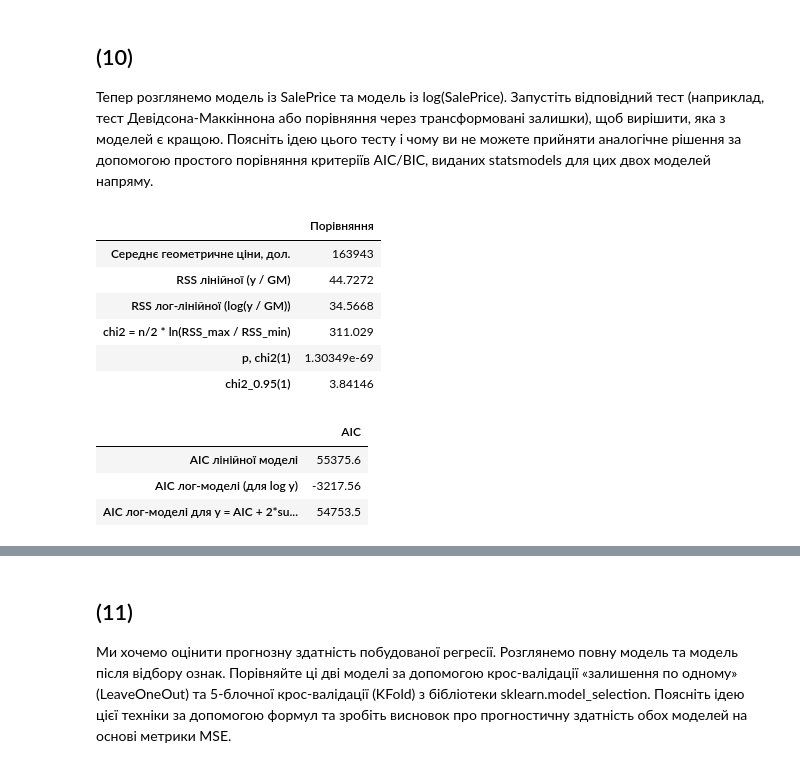
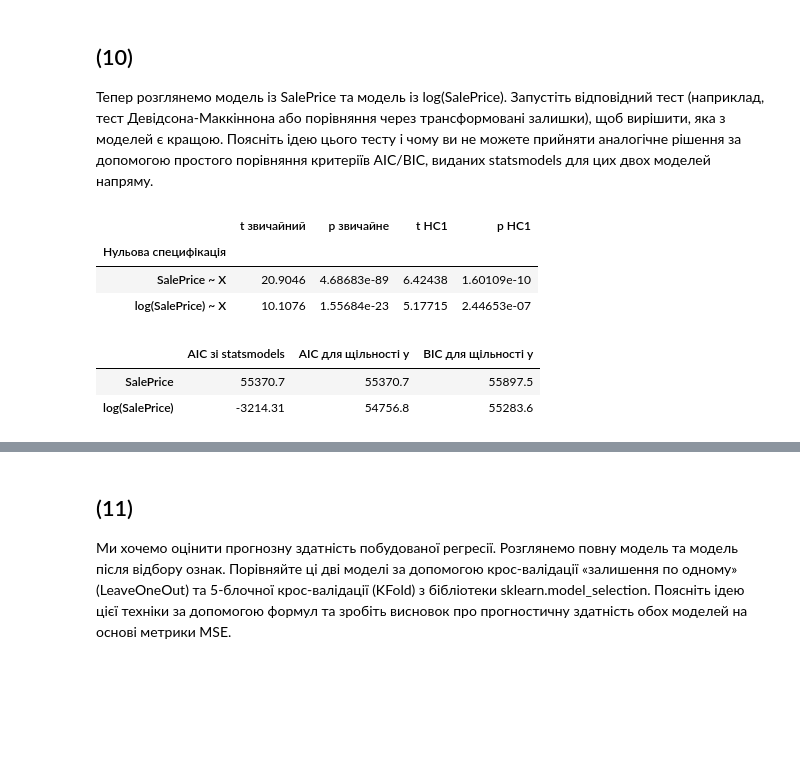
Before and after one commit to hryhola/statistics-ucu, a Jupyter notebook: labs/task3/notebooks/task3-problem5-linear-regression.ipynb, the cells around one changed output, grey strips where cells are left out. Saved outputs shown, nothing was run; the diff lists cells and outputs as text; code cells hidden in the pictures; blank space fills up the shorter version.

```diff
--- a/labs/task3/notebooks/task3-problem5-linear-regression.ipynb
+++ b/labs/task3/notebooks/task3-problem5-linear-regression.ipynb
@@ -822,40 +826,43 @@ $$\widehat x_{i,LotArea}=b_0+\sum_j b_j x_{ij}.$$
 # %%
 # Підготуйте дві специфікації й реалізуйте відповідний тест порівняння.
 # ========= YOUR CODE STARTS HERE ========= #
 
-level_model = selected_model                      # SalePrice ~ X_selected
-log_model = sm.OLS(np.log(y), X_selected).fit()   # log(SalePrice) ~ X_selected
+level_model = selected_model
+log_model = sm.OLS(np.log(y), X_selected).fit()
+n_obs = len(y)
 
-# Ділимо ціну на середнє геометричне: тоді RSS двох моделей мають одну шкалу.
-geometric_mean = np.exp(np.log(y).mean())
-y_scaled = y / geometric_mean
-rss_level = sm.OLS(y_scaled, X_selected).fit().ssr
-rss_log = sm.OLS(np.log(y_scaled), X_selected).fit().ssr
-n_obs = len(y)
-chi2_stat = n_obs / 2 * np.log(max(rss_level, rss_log) / min(rss_level, rss_log))
-chi2_p = stats.chi2.sf(chi2_stat, df=1)
-display(pd.Series({"Середнє геометричне ціни, дол.": geometric_mean, "RSS лінійної (y / GM)": rss_level,
-                   "RSS лог-лінійної (log(y / GM))": rss_log, "chi2 = n/2 * ln(RSS_max / RSS_min)": chi2_stat,
-                   "p, chi2(1)": chi2_p, "chi2_0.95(1)": stats.chi2.ppf(1 - ALPHA, 1)}).to_frame("Порівняння"))
+# Двостороннє порівняння через штучні регресори, як у лекції 5.1.
+# Прогнози альтернативної моделі переводимо в шкалу залежної змінної.
+assert (level_model.fittedvalues > 0).all()  # без цього log(прогнозу) не визначений
+aux_level = sm.OLS(y, X_selected.assign(alternative=np.exp(log_model.fittedvalues) / 1000)).fit()
+aux_log = sm.OLS(np.log(y), X_selected.assign(alternative=np.log(level_model.fittedvalues))).fit()
+comparison_rows = []
+for name, auxiliary in [("SalePrice ~ X", aux_level), ("log(SalePrice) ~ X", aux_log)]:
+    robust = auxiliary.get_robustcov_results(cov_type="HC1", use_t=True)
+    position = auxiliary.model.exog_names.index("alternative")
+    comparison_rows.append({"Нульова специфікація": name,
+                            "t звичайний": auxiliary.tvalues["alternative"],
+                            "p звичайне": auxiliary.pvalues["alternative"],
+                            "t HC1": robust.tvalues[position], "p HC1": robust.pvalues[position]})
+comparison = pd.DataFrame(comparison_rows).set_index("Нульова специфікація")
+display(comparison)
 
-# AIC зі statsmodels та виправлений AIC лог-моделі для щільності самої ціни.
+# AIC/BIC лог-моделі переводимо до щільності самої ціни через якобіан 1/y.
 jacobian = np.log(y).sum()
-aic_table = pd.Series({"AIC лінійної моделі": level_model.aic, "AIC лог-моделі (для log y)": log_model.aic,
-                       "AIC лог-моделі для y = AIC + 2*sum(log y)": log_model.aic + 2 * jacobian})
-display(aic_table.to_frame("AIC"))
-assert np.isclose(abs(level_model.llf - (log_model.llf - jacobian)), chi2_stat)
+aic_table = pd.DataFrame({
+    "AIC зі statsmodels": [level_model.aic, log_model.aic],
+    "AIC для щільності y": [level_model.aic, log_model.aic + 2 * jacobian],
+    "BIC для щільності y": [level_model.bic, log_model.bic + 2 * jacobian],
+}, index=["SalePrice", "log(SalePrice)"])
+display(aic_table)
 # %% [output]
-|  | Порівняння |
-| Середнє геометричне ціни, дол. | 163943 |
-| RSS лінійної (y / GM) | 44.7272 |
-| RSS лог-лінійної (log(y / GM)) | 34.5668 |
-| chi2 = n/2 * ln(RSS_max / RSS_min) | 311.029 |
-| p, chi2(1) | 1.30349e-69 |
-| chi2_0.95(1) | 3.84146 |
+|  | t звичайний | p звичайне | t HC1 | p HC1 |
+| Нульова специфікація |  |  |  |  |
+| SalePrice ~ X | 20.9046 | 4.68683e-89 | 6.42438 | 1.60109e-10 |
+| log(SalePrice) ~ X | 10.1076 | 1.55684e-23 | 5.17715 | 2.44653e-07 |
-|  | AIC |
-| AIC лінійної моделі | 55375.6 |
-| AIC лог-моделі (для log y) | -3217.56 |
-| AIC лог-моделі для y = AIC + 2*su... | 54753.5 |
+|  | AIC зі statsmodels | AIC для щільності y | BIC для щільності y |
+| SalePrice | 55370.7 | 55370.7 | 55897.5 |
+| log(SalePrice) | -3214.31 | 54756.8 | 55283.6 |
 # %% [markdown]
 ***Answer***
 
```
Also changed, not shown: parts of 13 cells of this notebook, 8 other files.
